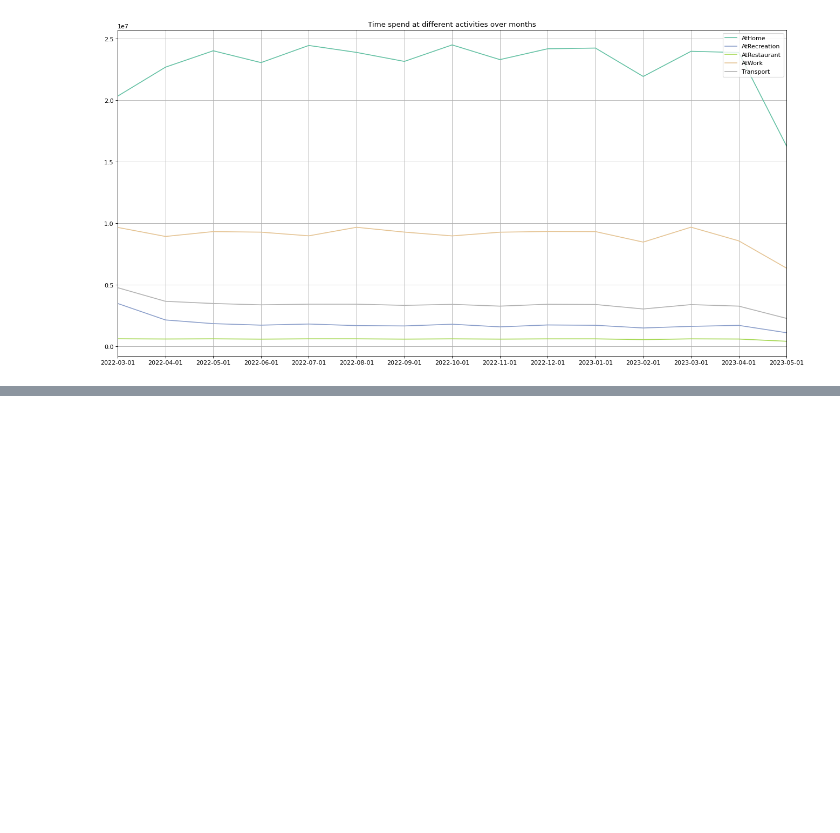
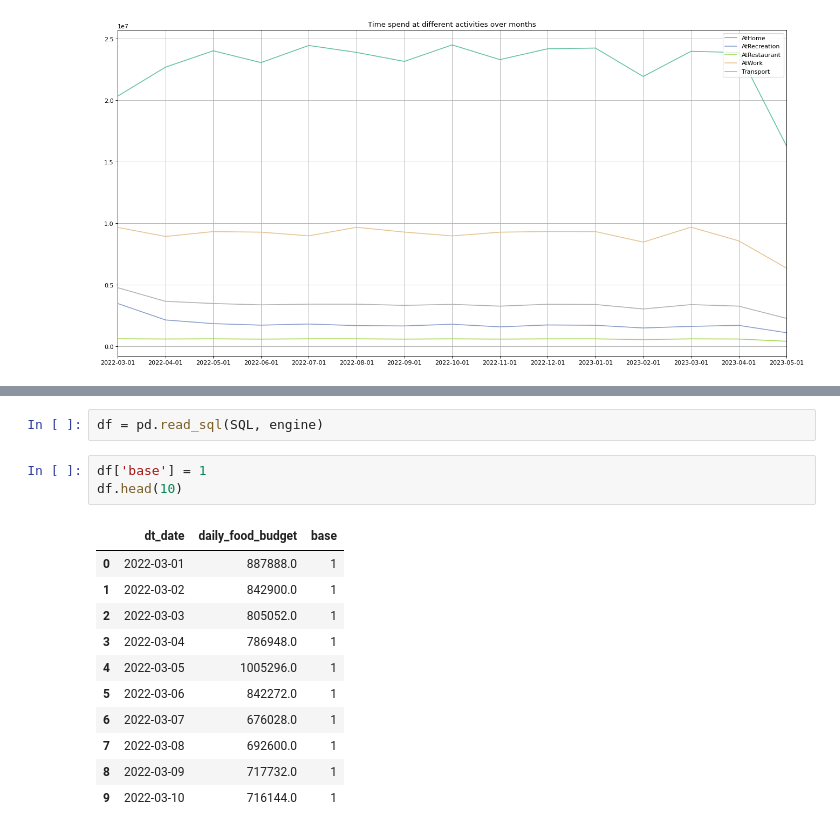
Before and after one commit to blukitas/Viz_2022_Grupo_4, a Jupyter notebook: docker/Notebooks/01.financial_status_over_time.ipynb, the cells around one changed output, grey strips where cells are left out. Drawn from its saved outputs; the diff is of its cells as text; blank space fills up the shorter version.

```diff
--- a/docker/Notebooks/01.financial_status_over_time.ipynb
+++ b/docker/Notebooks/01.financial_status_over_time.ipynb
@@ -182,0 +192,17 @@ plt.show()
+# %%
+df = pd.read_sql(SQL, engine)
+# %%
+df['base'] = 1
+df.head(10)
+# %% [output]
+|  | dt_date | daily_food_budget | base |
+| 0 | 2022-03-01 | 887888.0 | 1 |
+| 1 | 2022-03-02 | 842900.0 | 1 |
+| 2 | 2022-03-03 | 805052.0 | 1 |
+| 3 | 2022-03-04 | 786948.0 | 1 |
+| 4 | 2022-03-05 | 1005296.0 | 1 |
+| 5 | 2022-03-06 | 842272.0 | 1 |
+| 6 | 2022-03-07 | 676028.0 | 1 |
+| 7 | 2022-03-08 | 692600.0 | 1 |
+| 8 | 2022-03-09 | 717732.0 | 1 |
+| 9 | 2022-03-10 | 716144.0 | 1 |
```
Also changed, not shown: parts of 5 cells of this notebook.
